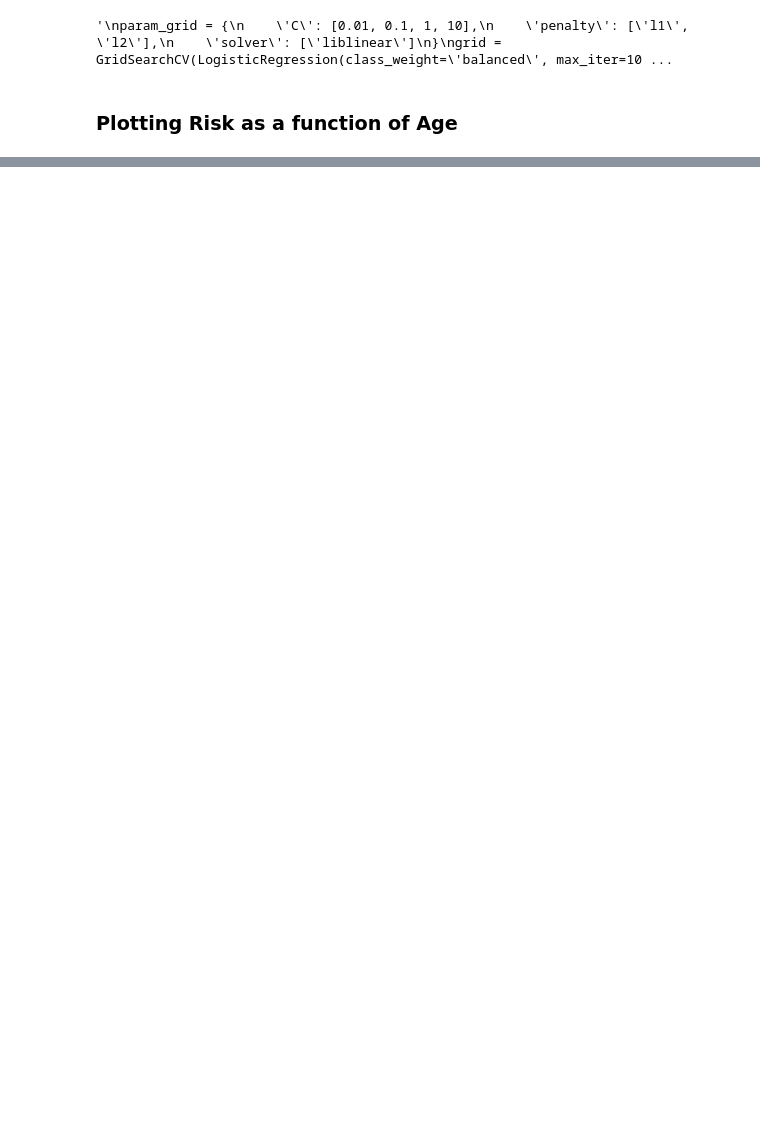
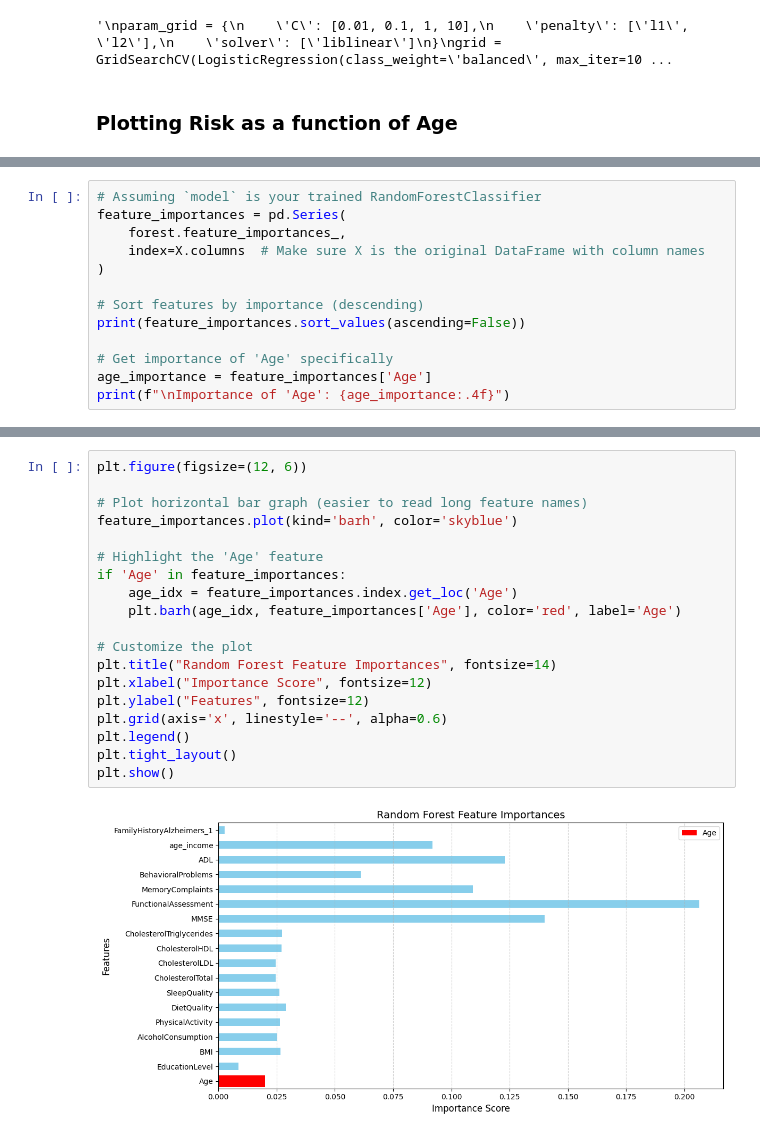
Before and after one commit to Spakshots/NeuroCurve, a Jupyter notebook: NeuroPy/patientProcessing.ipynb, the cells around one changed output, grey strips where cells are left out. Saved outputs shown, nothing was run; the diff lists cells and outputs as text; blank space fills up the shorter version.

```diff
--- a/NeuroPy/patientProcessing.ipynb
+++ b/NeuroPy/patientProcessing.ipynb
@@ -347,0 +317,13 @@ patient_ageRisk = generate_ageRisk(sample_df)
+# %%
+# Assuming `model` is your trained RandomForestClassifier
+feature_importances = pd.Series(
+    forest.feature_importances_,
+    index=X.columns  # Make sure X is the original DataFrame with column names
+)
+
+# Sort features by importance (descending)
+print(feature_importances.sort_values(ascending=False))
+
+# Get importance of 'Age' specifically
+age_importance = feature_importances['Age']
+print(f"\nImportance of 'Age': {age_importance:.4f}")
@@ -347,0 +348,21 @@ patient_ageRisk = generate_ageRisk(sample_df)
+# %%
+plt.figure(figsize=(12, 6))
+
+# Plot horizontal bar graph (easier to read long feature names)
+feature_importances.plot(kind='barh', color='skyblue')
+
+# Highlight the 'Age' feature
+if 'Age' in feature_importances:
+    age_idx = feature_importances.index.get_loc('Age')
+    plt.barh(age_idx, feature_importances['Age'], color='red', label='Age')
+
+# Customize the plot
+plt.title("Random Forest Feature Importances", fontsize=14)
+plt.xlabel("Importance Score", fontsize=12)
+plt.ylabel("Features", fontsize=12)
+plt.grid(axis='x', linestyle='--', alpha=0.6)
+plt.legend()
+plt.tight_layout()
+plt.show()
+# %% [output]
+[figure, added]
```
Also changed, not shown: parts of 20 cells of this notebook, 1 other file.
